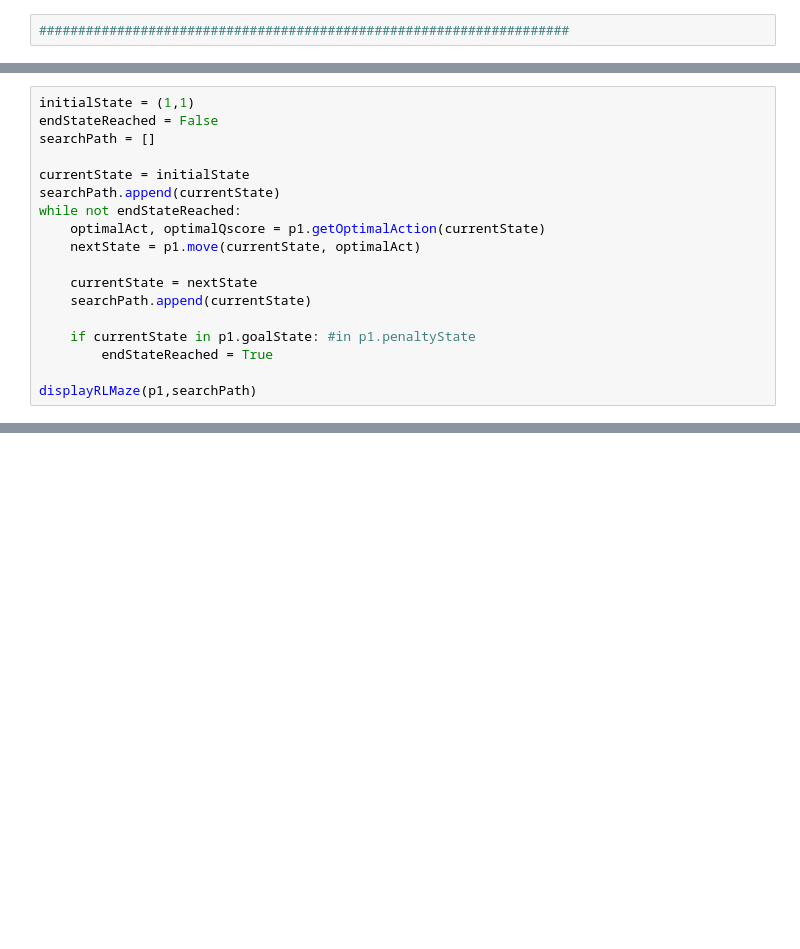
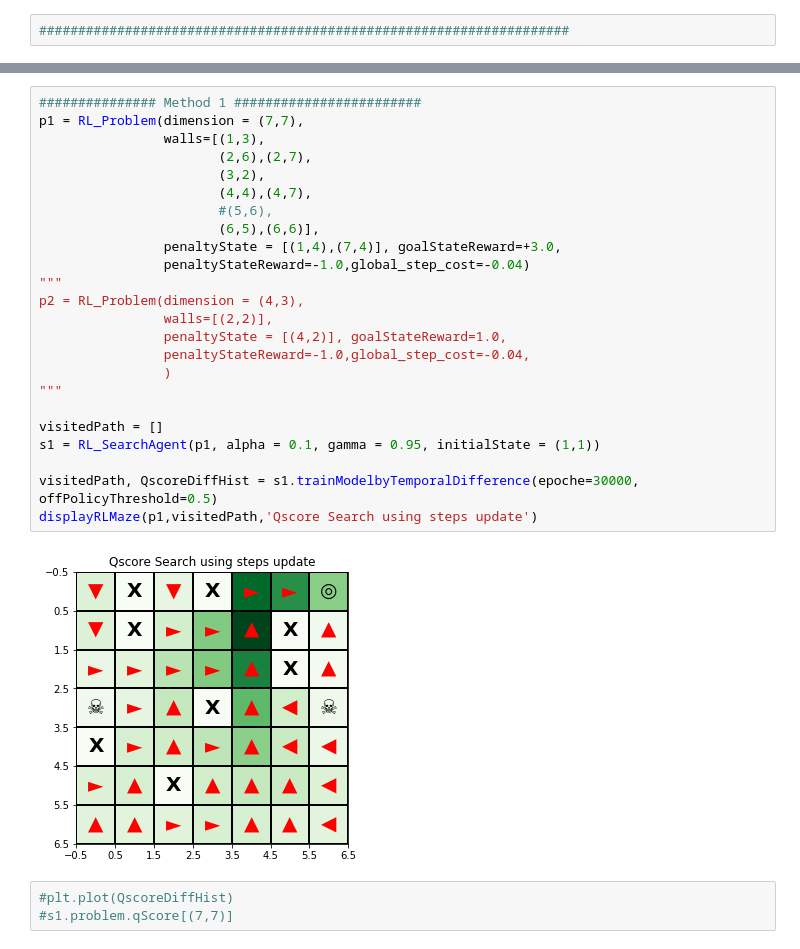
Before and after one commit to chihoxtra/reinforcement_learning, a Jupyter notebook: [PlayAround][Reinforcement Learning].ipynb, the cells around one changed output, grey strips where cells are left out. Saved outputs shown, nothing was run; the diff lists cells and outputs as text; blank space fills up the shorter version.

Commit message:
added bellequation and changed the temporal diff algo

```diff
--- a/[PlayAround][Reinforcement Learning].ipynb
+++ b/[PlayAround][Reinforcement Learning].ipynb
@@ -407,18 +387,0 @@ displayRLMaze(p1,visitedPath)
-# %%
-initialState = (1,1)
-endStateReached = False
-searchPath = []
-
-currentState = initialState
-searchPath.append(currentState)
-while not endStateReached:
-    optimalAct, optimalQscore = p1.getOptimalAction(currentState)
-    nextState = p1.move(currentState, optimalAct)
-
-    currentState = nextState
-    searchPath.append(currentState)
-
-    if currentState in p1.goalState: #in p1.penaltyState
-        endStateReached = True
-
-displayRLMaze(p1,searchPath)
@@ -426,0 +496,29 @@ displayRLMaze(p1,searchPath)
+# %%
+############### Method 1 ########################
+p1 = RL_Problem(dimension = (7,7),
+                walls=[(1,3),
+                       (2,6),(2,7),
+                       (3,2),
+                       (4,4),(4,7),
+                       #(5,6),
+                       (6,5),(6,6)],
+                penaltyState = [(1,4),(7,4)], goalStateReward=+3.0,
+                penaltyStateReward=-1.0,global_step_cost=-0.04)
+"""
+p2 = RL_Problem(dimension = (4,3),
+                walls=[(2,2)],
+                penaltyState = [(4,2)], goalStateReward=1.0,
+                penaltyStateReward=-1.0,global_step_cost=-0.04,
+                )
+"""
+
+visitedPath = []
+s1 = RL_SearchAgent(p1, alpha = 0.1, gamma = 0.95, initialState = (1,1))
+
+visitedPath, QscoreDiffHist = s1.trainModelbyTemporalDifference(epoche=30000, offPolicyThreshold=0.5)
+displayRLMaze(p1,visitedPath,'Qscore Search using steps update')
+# %% [output]
+[figure, added]
+# %%
+#plt.plot(QscoreDiffHist)
+#s1.problem.qScore[(7,7)]
```
Also changed, not shown: parts of 13 cells of this notebook, 1 other file.
